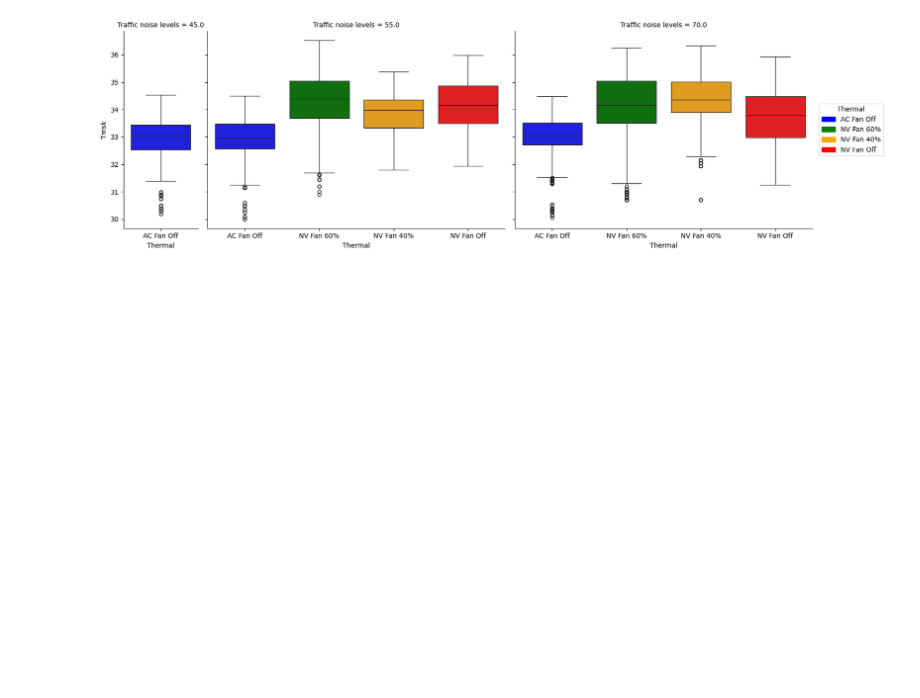
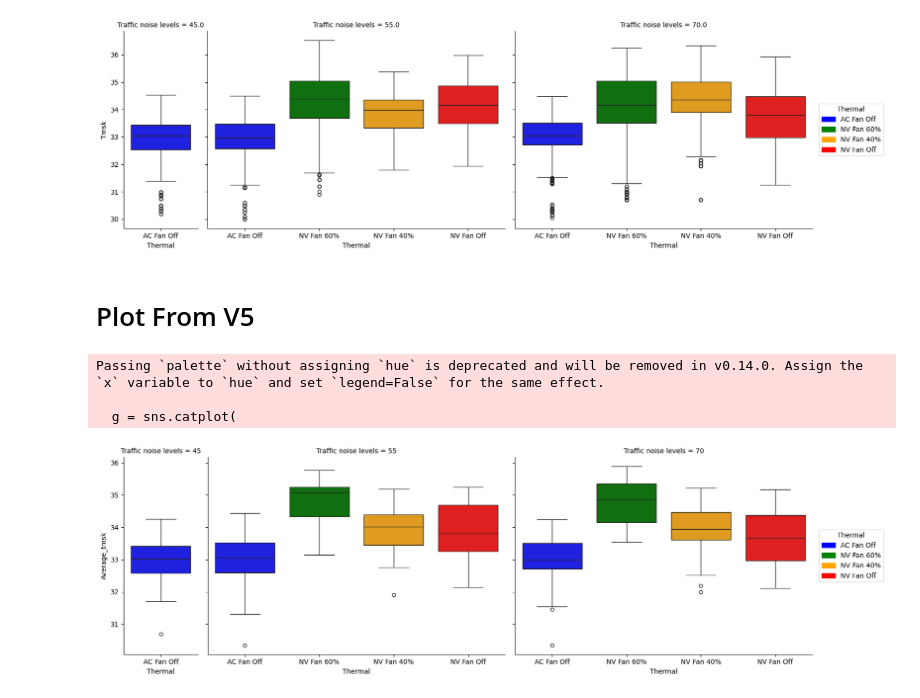
Before and after one commit to afifhrz/cognitive_learning, a Jupyter notebook: 9_plotting_report/main.ipynb, the cells around one changed output. Cells and saved outputs as stored; diff of their text form; code cells hidden in the pictures; blank space fills up the shorter version.

Commit message:
add new plot

```diff
--- a/9_plotting_report/main.ipynb
+++ b/9_plotting_report/main.ipynb
@@ -553,3 +553,45 @@ Passing `palette` without assigning `hue` is deprecated and will be removed in v
 
   g = sns.catplot(
 [figure]
+# %% [markdown]
+# Plot From V5
+# %%
+import pandas as pd
+data_v5 = pd.read_excel("../0_dataset_master/Experiment_edited_V5b.xlsx")
+data_v5.dropna(subset=['Average_tmsk', 'Average_HR','Thermal', 'Traffic noise levels'], inplace=True)
+data_v5.sort_values('Thermal', inplace=True)
+# %%
+import matplotlib.pyplot as plt
+import matplotlib.patches as mpatches
+import seaborn as sns
+
+blue_patch = mpatches.Patch(color='blue', label="AC Fan Off")
+green_patch = mpatches.Patch(color='green', label="NV Fan 60%")
+orange_patch = mpatches.Patch(color='orange', label="NV Fan 40%")
+red_patch = mpatches.Patch(color='red', label="NV Fan Off")
+
+# data_v5.reset_index(inplace=True)
+g = sns.catplot(
+    data=data_v5,
+    x='Thermal',
+    y="Average_tmsk",
+    col='Traffic noise levels', kind='box',
+    palette=sns.color_palette(['blue','green','orange','red']),
+    facet_kws={'gridspec_kws':{'width_ratios': [1, 4, 4]}},
+    sharex=False,
+    legend=False
+)
+for id, ax in enumerate(g.axes_dict.items()):
+    #     print(id)
+        if id == 0:
+            ax[1].set_xticklabels(["AC Fan Off"])
+        else:
+            ax[1].set_xticklabels(["AC Fan Off","NV Fan 60%", "NV Fan 40%", "NV Fan Off"])
+
+plt.legend(title='Thermal', loc='center right', labels=["AC Fan Off","NV Fan 60%", "NV Fan 40%", "NV Fan Off"], bbox_to_anchor=(1.25,.5), handles=[blue_patch, green_patch, orange_patch, red_patch])
+plt.show(g)
+# %% [output]
+Passing `palette` without assigning `hue` is deprecated and will be removed in v0.14.0. Assign the `x` variable to `hue` and set `legend=False` for the same effect.
+
+  g = sns.catplot(
+[figure, added]
```
Also changed, not shown: parts of 1 cell of this notebook.
